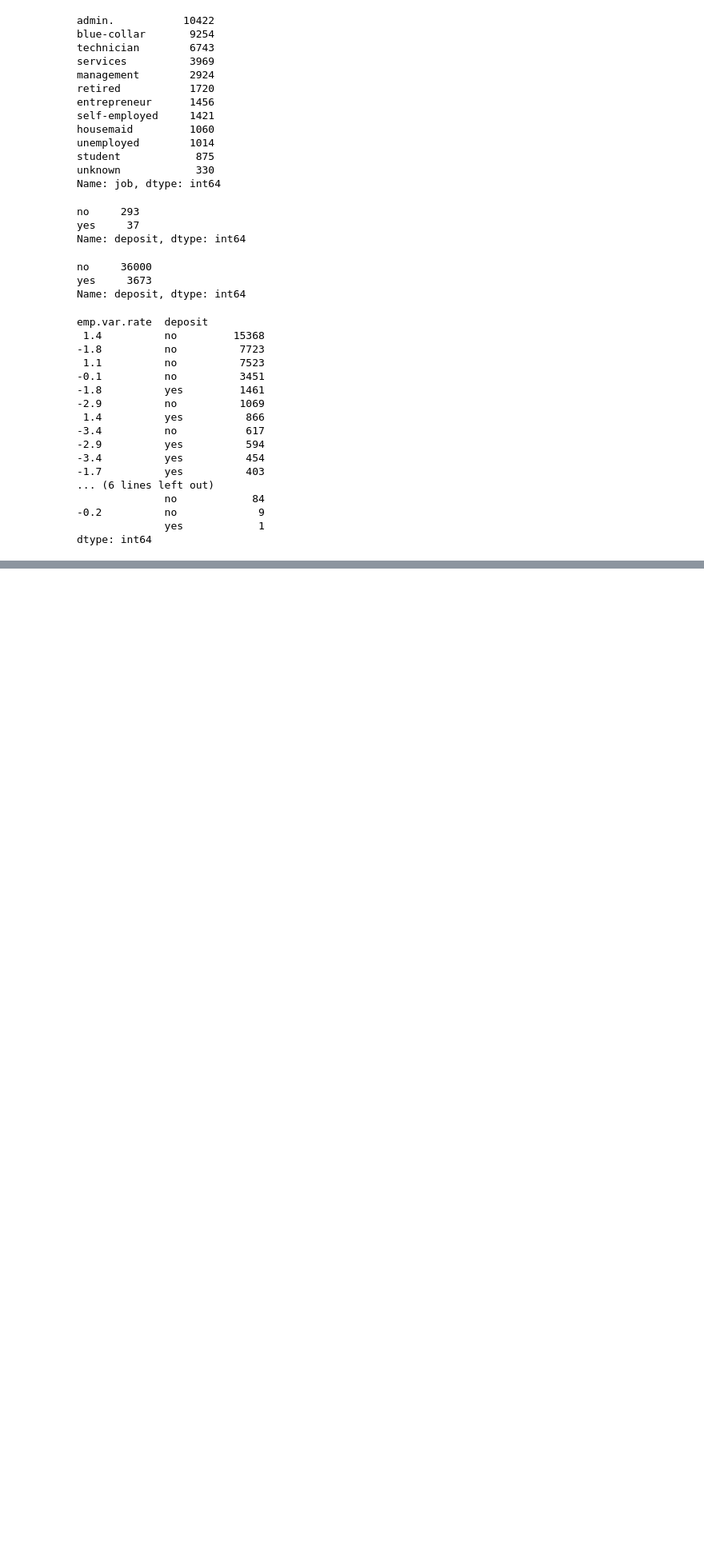
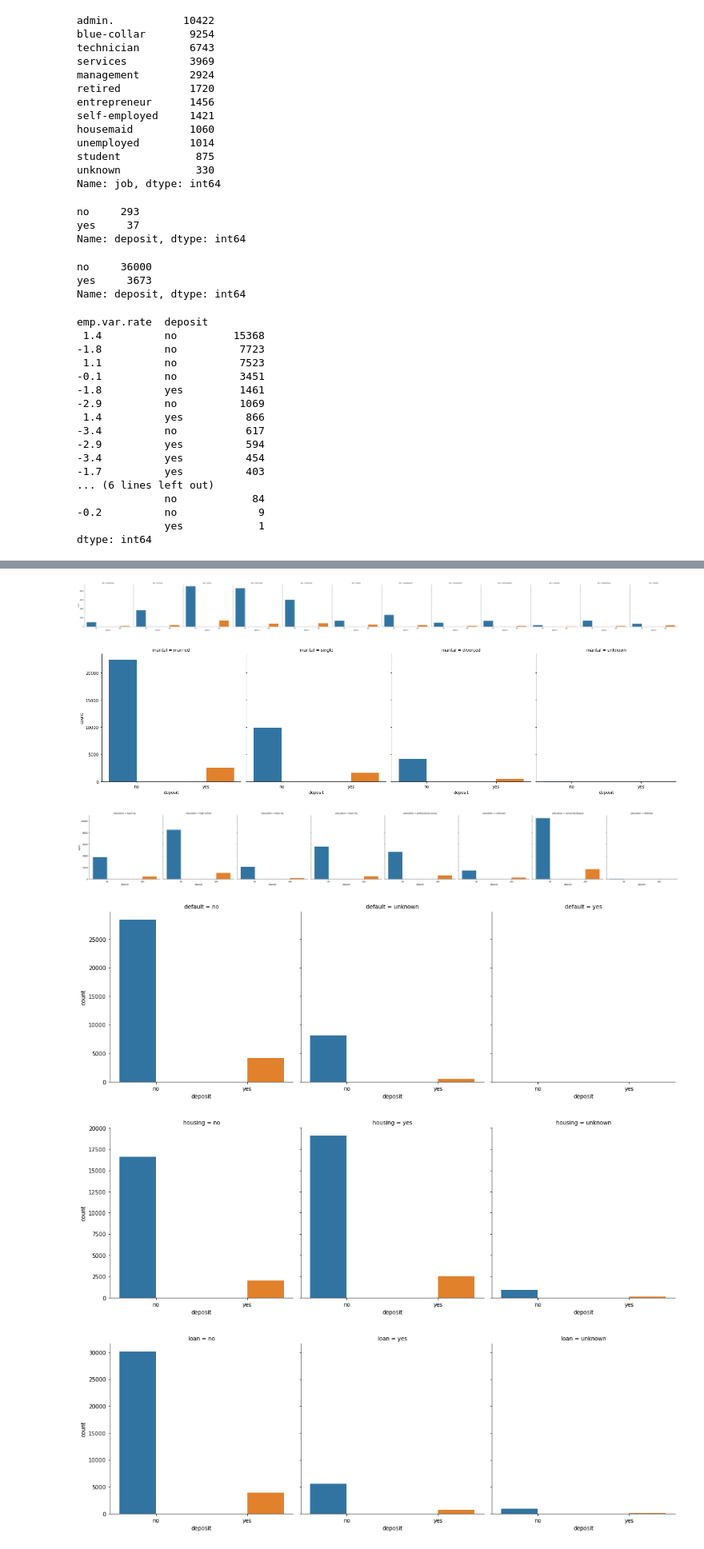
Before and after one commit to deepak-lokande-p/DataMiningProject, a Jupyter notebook: Term_Project.ipynb, the cells around one changed output, grey strips where cells are left out. Shown: that part at 80% size. Drawn from its saved outputs; the diff is of its cells as text; code cells hidden in the pictures; blank space fills up the shorter version.

```diff
--- a/Term_Project.ipynb
+++ b/Term_Project.ipynb
@@ -191,0 +322,12 @@ dtype: int64
+# %%
+#Find out the relationship between categorical variable and dependent variable
+for categorical_feature in categorical_feature_list:
+    sns.catplot(x='deposit', hue='deposit',col=categorical_feature, kind='count', data= bank_df)
+plt.show()
+# %% [output]
+[figure, added]
+[figure, added]
+[figure, added]
+[figure, added]
+[figure, added]
+[figure, added]
```
Also changed, not shown: parts of 19 cells of this notebook.
